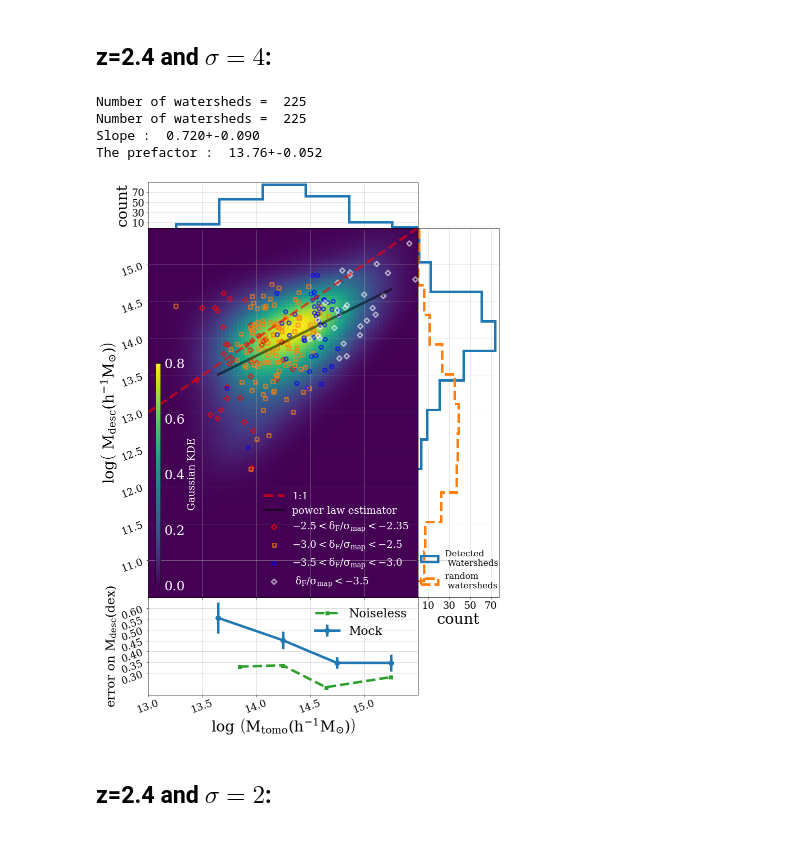
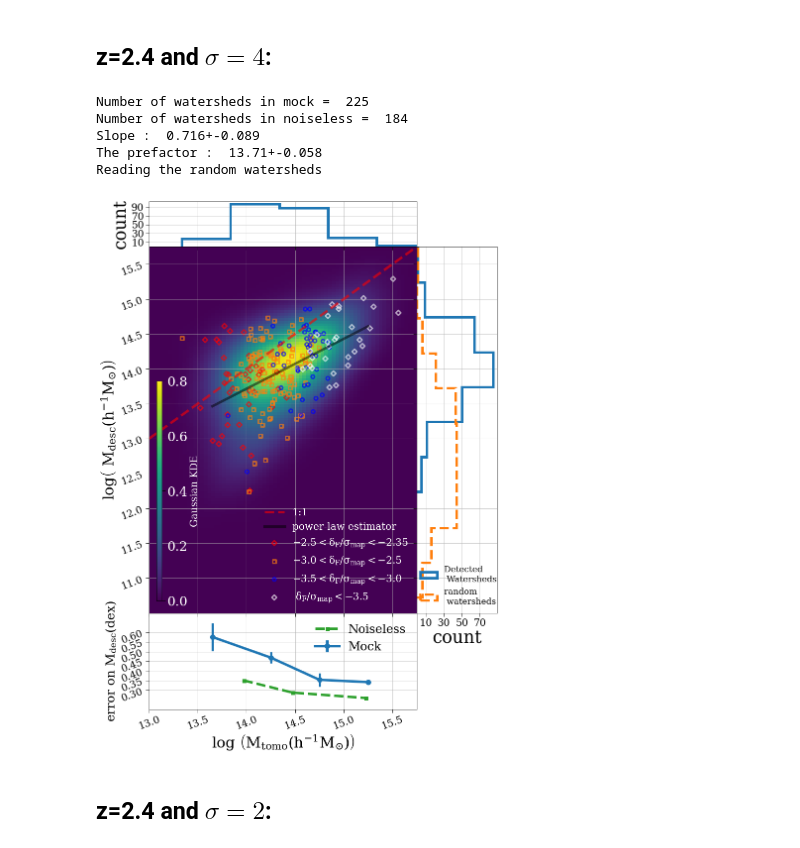
Before and after one commit to qezlou/LyTomo_Watershed, a Jupyter notebook: notebooks/M0_Mtomo.ipynb, the cells around one changed output. Drawn from its saved outputs; the diff is of its cells as text; code cells hidden in the pictures.

```diff
--- a/notebooks/M0_Mtomo.ipynb
+++ b/notebooks/M0_Mtomo.ipynb
@@ -381,35 +60,44 @@ def scatter_hist(n, fig, ax, ax_histx, ax_histy, ax_err, ax_err_label, offset,
 # %% [markdown]
 ## z=2.4 and $\sigma = 4$:
 # %%
-# definitions for the axes
-left, width = 0.3, 0.5
-bottom, height = 0.3, 0.57
+def plot_for_Mtomo_Mdesc_sigma4(z, savefig=None):
+    from lytomo_watershed import plot
+    importlib.reload(plot)
+    masses = plot.Mtomo_Mdesc(data_dir=data_dir)
 
-rect_scatter = [left, bottom, width, height]
-rect_err = [left, bottom - 0.15 ,width, 0.15]
-rect_histx = [left, bottom + height, width, 0.07]
-rect_histy = [left + width , bottom, 0.15, height]
+    # definitions for the axes
+    left, width = 0.3, 0.5
+    bottom, height = 0.3, 0.57
 
-# start with a square Figure
-fig_mock = plt.figure(figsize=(15, 18))
-#fig_rand, ax_rand = plt.subplots(1,1,figsize=(10,10))
+    rect_scatter = [left, bottom, width, height]
+    rect_err = [left, bottom - 0.15 ,width, 0.15]
+    rect_histx = [left, bottom + height, width, 0.07]
+    rect_histy = [left + width , bottom, 0.15, height]
 
-ax_err_mock = fig_mock.add_axes(rect_err)
-ax = fig_mock.add_axes(rect_scatter, sharex=ax_err_mock)
-ax_histx = fig_mock.add_axes(rect_histx, sharex=ax)
-ax_histy = fig_mock.add_axes(rect_histy, sharey=ax)
+    # start with a square Figure
+    fig_mock = plt.figure(figsize=(15, 18))
+    #fig_rand, ax_rand = plt.subplots(1,1,figsize=(10,10))
 
-scatter_hist(n=1, fig=fig_mock, ax=ax, ax_histx=ax_histx, ax_histy=ax_histy,
-             ax_err = ax_err_mock, ax_err_label='Mock', offset=0.114,
-             conversion_not_adjusted=False, plot_kde=True, z=2.4, sigma='4')
-plt.tight_layout()
-fig_mock.savefig('./figures/M0_Mtomo_scatter_sigma4.pdf', transparent=False)
+    ax_err_mock = fig_mock.add_axes(rect_err)
+    ax = fig_mock.add_axes(rect_scatter, sharex=ax_err_mock)
+    ax_histx = fig_mock.add_axes(rect_histx, sharex=ax)
+    ax_histy = fig_mock.add_axes(rect_histy, sharey=ax)
+
+    masses.scatter_hist(n=1, fig=fig_mock, ax=ax, ax_histx=ax_histx, ax_histy=ax_histy,
+                         ax_err = ax_err_mock, ax_err_label='Mock', offset=0.142,
+                         plot_kde=True, z=z, sigma='4', bin_size=0.5)
+    plt.tight_layout()
+    if savefig is not None:
+        fig_mock.savefig(savefig, transparent=False)
-# %% [output]
-Number of watersheds =  225
-Number of watersheds =  225
-Slope :  0.720+-0.090
-The prefactor :  13.76+-0.052
-[figure, removed]
+# %%
+plot_for_Mtomo_Mdesc_sigma4(z=2.4, savefig='../figures/M0_Mtomo_scatter_sigma4.pdf')
+# %% [output]
+Number of watersheds in mock =  225
+Number of watersheds in noiseless =  184
+Slope :  0.716+-0.089
+The prefactor :  13.71+-0.058
+Reading the random watersheds
+[figure, added]
 # %% [markdown]
 ## z=2.4 and $\sigma = 2$:
 # %%
```
Also changed, not shown: parts of 13 cells of this notebook, 13 other files.
